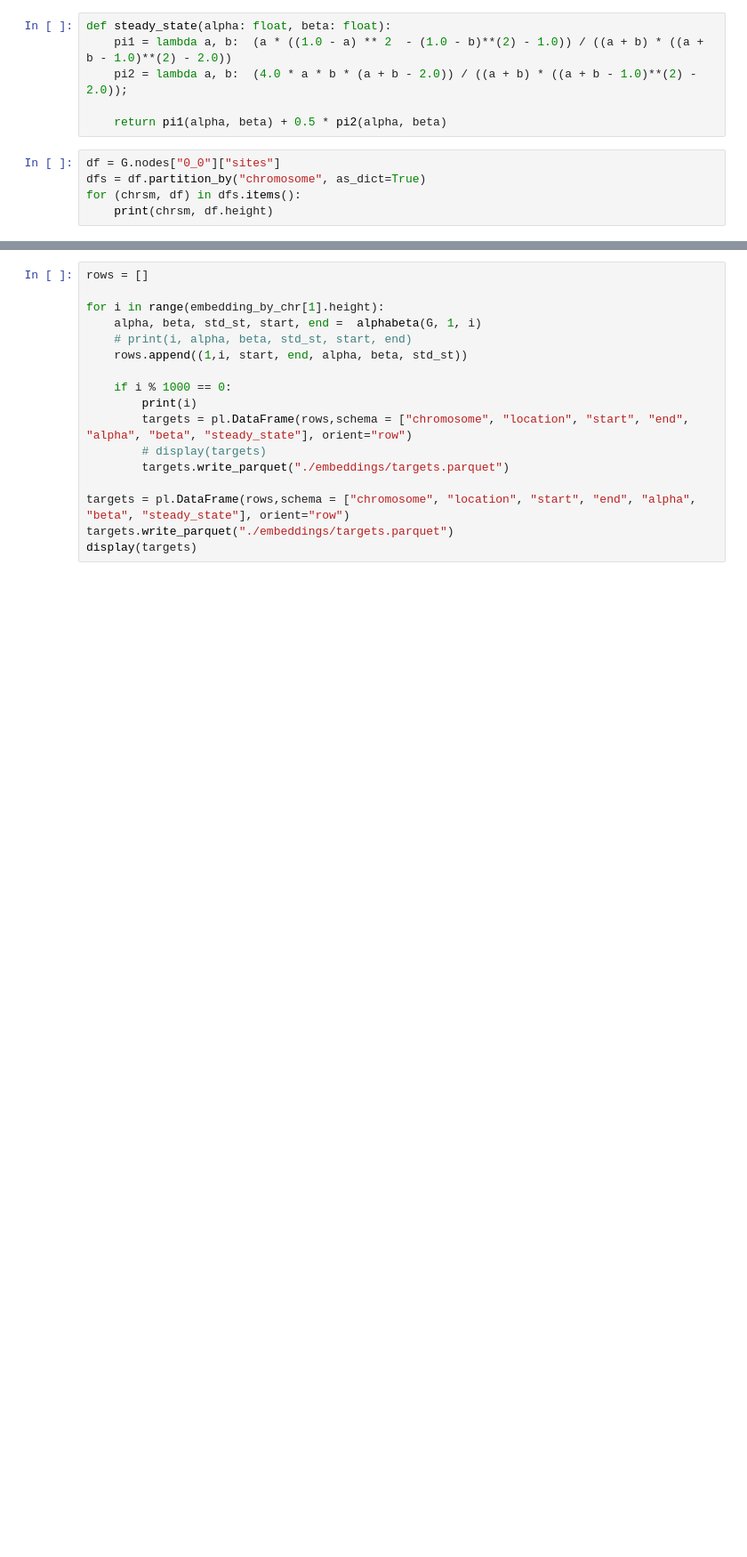
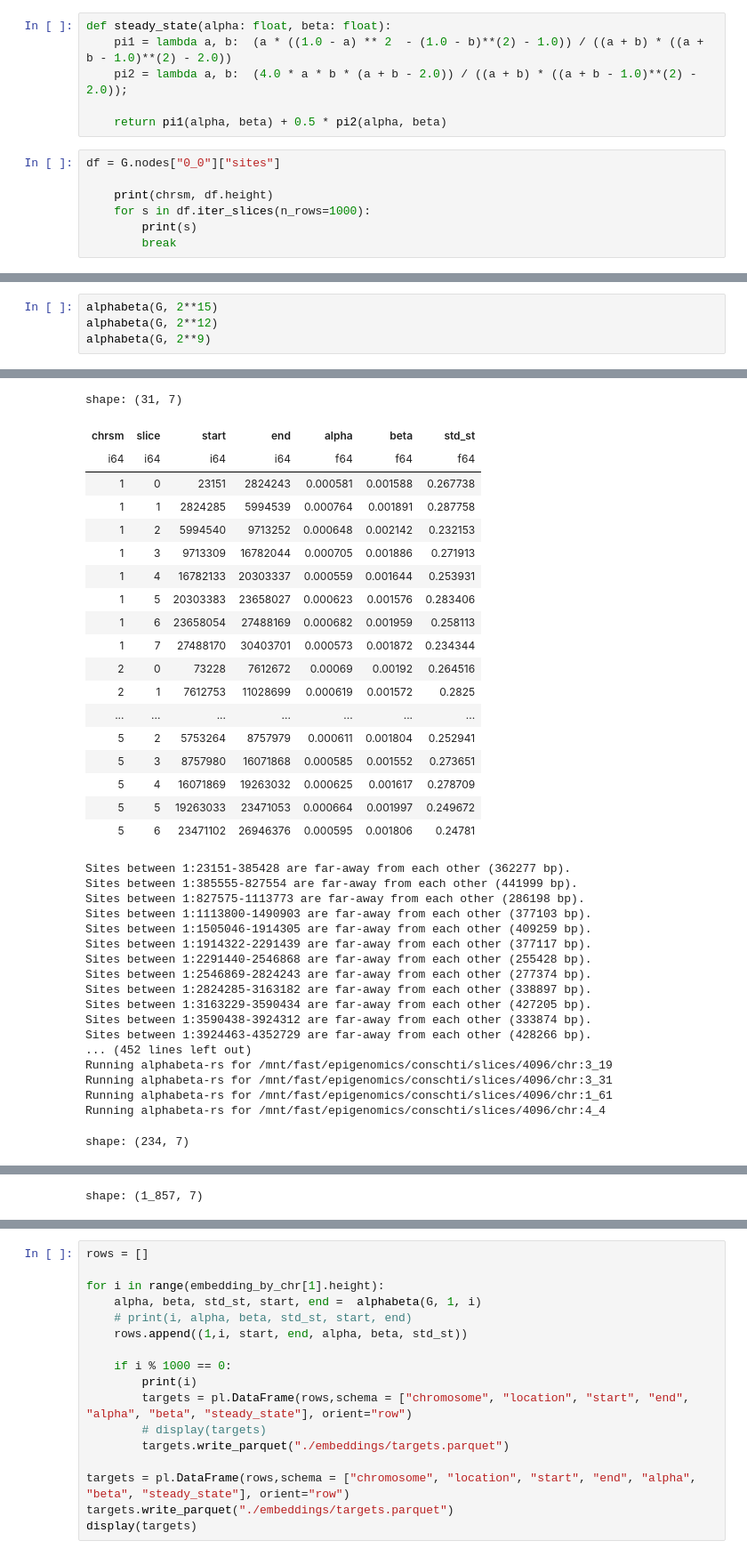
Before and after one commit to constantingoeldel/epimutation_model, a Jupyter notebook: alphabeta_model.ipynb, the cells around one changed output, grey strips where cells are left out. Shown at 89% size. Drawn from its saved outputs; the diff is of its cells as text; blank space fills up the shorter version.

```diff
--- a/alphabeta_model.ipynb
+++ b/alphabeta_model.ipynb
@@ -198,8 +198,10 @@ def steady_state(alpha: float, beta: float):
     return pi1(alpha, beta) + 0.5 * pi2(alpha, beta)
 # %%
 df = G.nodes["0_0"]["sites"]
-dfs = df.partition_by("chromosome", as_dict=True)
-for (chrsm, df) in dfs.items():
+
     print(chrsm, df.height)
+    for s in df.iter_slices(n_rows=1000):
+        print(s)
+        break
 # %% [output]
 1 255744
@@ -290,0 +335,5 @@ Site at 1:23189 has far-away neighbours. Closest 100 sites span 1934 bp.
+# %%
+alphabeta(G, 2**15)
+alphabeta(G, 2**12)
+alphabeta(G, 2**9)
+# %% [output]
@@ -290,0 +357,37 @@ Site at 1:23189 has far-away neighbours. Closest 100 sites span 1934 bp.
+shape: (31, 7)
+| chrsm | slice | start | end | alpha | beta | std_st |
+| i64 | i64 | i64 | i64 | f64 | f64 | f64 |
+| 1 | 0 | 23151 | 2824243 | 0.000581 | 0.001588 | 0.267738 |
+| 1 | 1 | 2824285 | 5994539 | 0.000764 | 0.001891 | 0.287758 |
+| 1 | 2 | 5994540 | 9713252 | 0.000648 | 0.002142 | 0.232153 |
+| 1 | 3 | 9713309 | 16782044 | 0.000705 | 0.001886 | 0.271913 |
+| 1 | 4 | 16782133 | 20303337 | 0.000559 | 0.001644 | 0.253931 |
+| 1 | 5 | 20303383 | 23658027 | 0.000623 | 0.001576 | 0.283406 |
+| 1 | 6 | 23658054 | 27488169 | 0.000682 | 0.001959 | 0.258113 |
+| 1 | 7 | 27488170 | 30403701 | 0.000573 | 0.001872 | 0.234344 |
+| 2 | 0 | 73228 | 7612672 | 0.00069 | 0.00192 | 0.264516 |
+| 2 | 1 | 7612753 | 11028699 | 0.000619 | 0.001572 | 0.2825 |
+| ... | ... | ... | ... | ... | ... | ... |
+| 5 | 2 | 5753264 | 8757979 | 0.000611 | 0.001804 | 0.252941 |
+| 5 | 3 | 8757980 | 16071868 | 0.000585 | 0.001552 | 0.273651 |
+| 5 | 4 | 16071869 | 19263032 | 0.000625 | 0.001617 | 0.278709 |
+| 5 | 5 | 19263033 | 23471053 | 0.000664 | 0.001997 | 0.249672 |
+| 5 | 6 | 23471102 | 26946376 | 0.000595 | 0.001806 | 0.24781 |
+Sites between 1:23151-385428 are far-away from each other (362277 bp).
+Sites between 1:385555-827554 are far-away from each other (441999 bp).
+Sites between 1:827575-1113773 are far-away from each other (286198 bp).
+Sites between 1:1113800-1490903 are far-away from each other (377103 bp).
+Sites between 1:1505046-1914305 are far-away from each other (409259 bp).
+Sites between 1:1914322-2291439 are far-away from each other (377117 bp).
+Sites between 1:2291440-2546868 are far-away from each other (255428 bp).
+Sites between 1:2546869-2824243 are far-away from each other (277374 bp).
+Sites between 1:2824285-3163182 are far-away from each other (338897 bp).
+Sites between 1:3163229-3590434 are far-away from each other (427205 bp).
+Sites between 1:3590438-3924312 are far-away from each other (333874 bp).
+Sites between 1:3924463-4352729 are far-away from each other (428266 bp).
+... (452 lines left out)
+Running alphabeta-rs for /mnt/fast/epigenomics/conschti/slices/4096/chr:3_19
+Running alphabeta-rs for /mnt/fast/epigenomics/conschti/slices/4096/chr:3_31
+Running alphabeta-rs for /mnt/fast/epigenomics/conschti/slices/4096/chr:1_61
+Running alphabeta-rs for /mnt/fast/epigenomics/conschti/slices/4096/chr:4_4
+shape: (234, 7)
@@ -290,0 +429 @@ Site at 1:23189 has far-away neighbours. Closest 100 sites span 1934 bp.
+shape: (1_857, 7)
```
Also changed, not shown: parts of 5 cells of this notebook.
